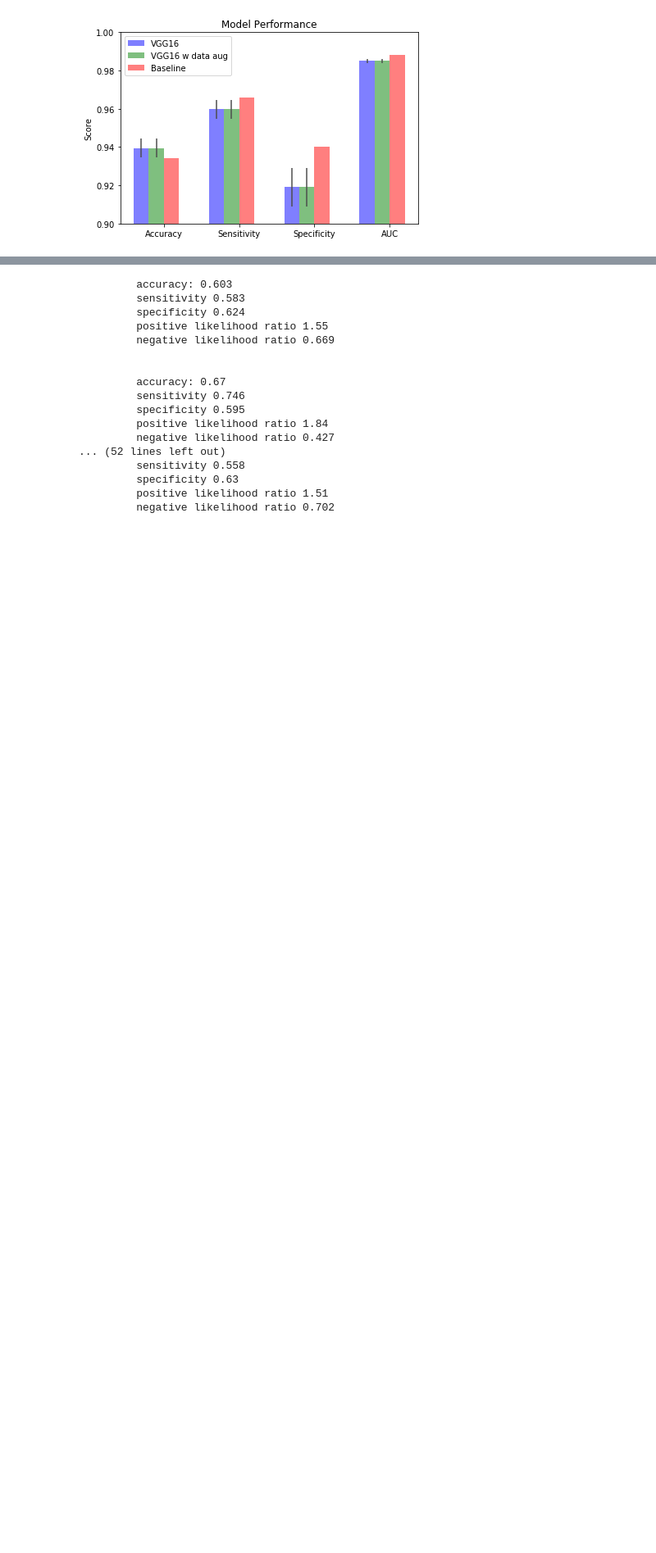
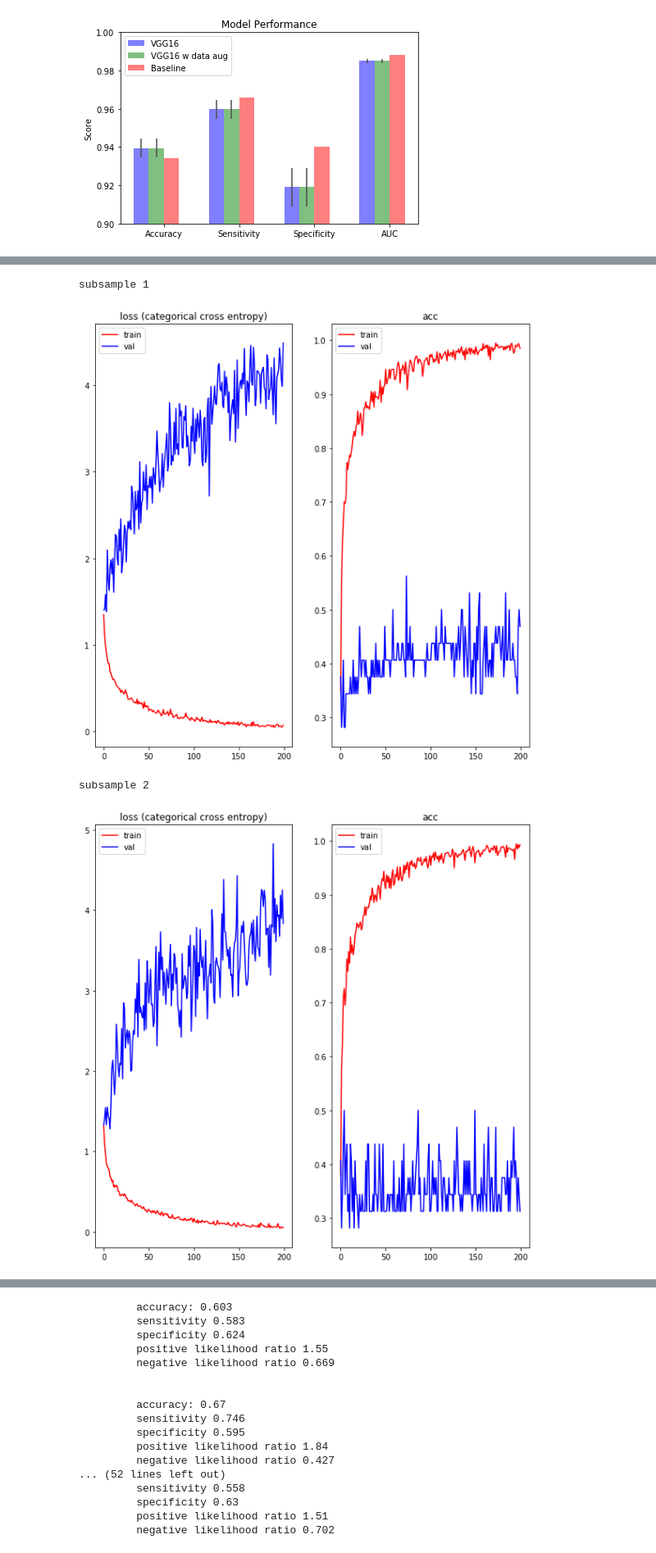
Before and after one commit to amourav/OCT-Image-Classification, a Jupyter notebook: Evaluation/modelVariance/model variance.ipynb, the cells around one changed output, grey strips where cells are left out. Shown at 82% size. Saved outputs shown, nothing was run; the diff lists cells and outputs as text; code cells hidden in the pictures; blank space fills up the shorter version.

Commit message:
plot loss in model eval

```diff
--- a/Evaluation/modelVariance/model variance.ipynb
+++ b/Evaluation/modelVariance/model variance.ipynb
@@ -55,11 +55,11 @@ def plotLosses(varainceExperimentDir, modelName):
     for i in range(1, 11):
         expPathi = join(varainceExperimentDir, str(i))
         files = os.listdir(expPathi)
-        vggDir = [f for f in files if modelName in f]
-        assert(len(vggDir)==1)
-        VGGPathi = join(expPathi, vggDir[0])
-        modelHistPath = join(VGGPathi, "modelHistory.pickle")
-        modelPath = join(VGGPathi, "{}.hdf5".format(modelName))
+        modelDir = [f for f in files if modelName in f]
+        assert(len(modelDir)==1)
+        modelPathi = join(expPathi, modelDir[0])
+        modelHistPath = join(modelPathi, "modelHistory.pickle")
+        modelPath = join(modelPathi, "{}.hdf5".format(modelName))
         modelHistPathList.append(modelHistPath)
         bestModelPath.append(modelPath)
         assert(os.path.isfile(modelHistPath))
@@ -327,0 +330,8 @@ plt.show()
+# %%
+varainceExperimentDirInceptionV3 = join(projectDir, "..\modelOutput\subsample_InceptionV3")
+plotLosses(varainceExperimentDirInceptionV3, modelName="InceptionV3")
+# %% [output]
+subsample 1
+[figure, added]
+subsample 2
+[figure, added]
```
Also changed, not shown: parts of 8 cells of this notebook, 2 other files.
